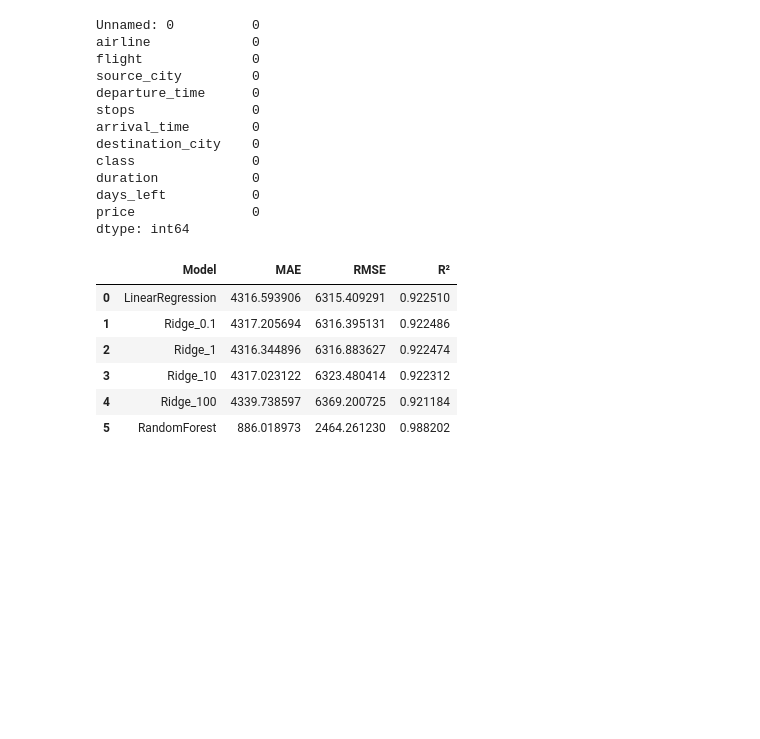
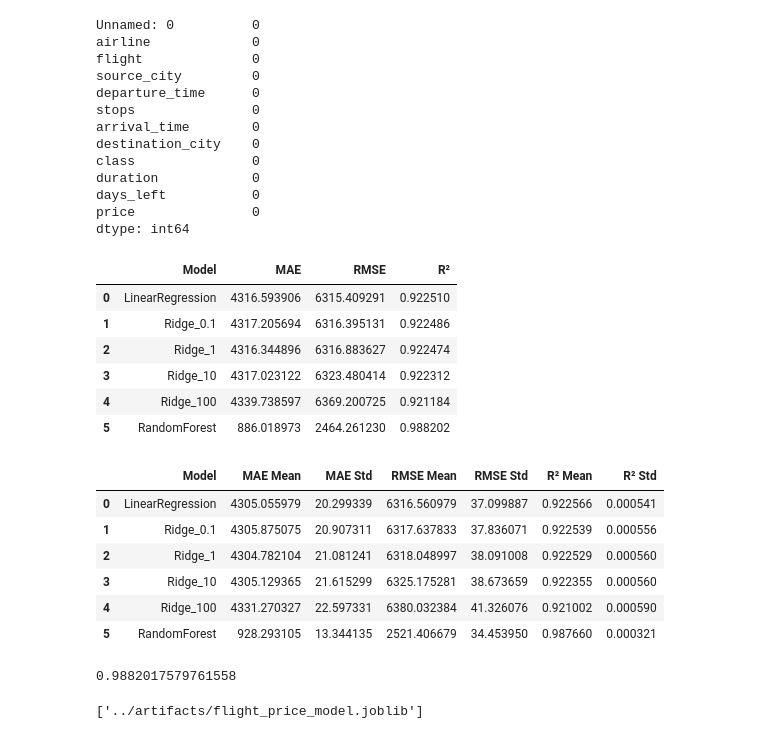
Before and after one commit to MounaSaiss/Machine_Learning-, a Jupyter notebook: app/app.ipynb, the cells around one changed output. Cells and saved outputs as stored; diff of their text form; code cells hidden in the pictures; blank space fills up the shorter version.

```diff
--- a/app/app.ipynb
+++ b/app/app.ipynb
@@ -398,0 +400,49 @@ results_df
+# %%
+#applique cross Validation
+cv_results = []
+
+for name, model in models.items():
+
+    pipeline = Pipeline([
+        ('preprocessing', preprocessor),
+        ('model', model)
+    ])
+
+    scores = cross_validate(
+        pipeline,
+        X_train,
+        y_train,
+        cv=5,
+        scoring=[
+            'neg_mean_absolute_error',
+            'neg_root_mean_squared_error',
+            'r2'
+        ]
+    )
+
+    mae = -scores['test_neg_mean_absolute_error']
+    rmse = -scores['test_neg_root_mean_squared_error']
+    r2 = scores['test_r2']
+
+    cv_results.append({
+        'Model': name,
+        'MAE Mean': mae.mean(),
+        'MAE Std': mae.std(),
+        'RMSE Mean': rmse.mean(),
+        'RMSE Std': rmse.std(),
+        'R² Mean': r2.mean(),
+        'R² Std': r2.std()
+    })
+# %%
+#comparaison Table
+cv_results_df = pd.DataFrame(cv_results)
+
+cv_results_df
+# %% [output]
+|  | Model | MAE Mean | MAE Std | RMSE Mean | RMSE Std | R² Mean | R² Std |
+| 0 | LinearRegression | 4305.055979 | 20.299339 | 6316.560979 | 37.099887 | 0.922566 | 0.000541 |
+| 1 | Ridge_0.1 | 4305.875075 | 20.907311 | 6317.637833 | 37.836071 | 0.922539 | 0.000556 |
+| 2 | Ridge_1 | 4304.782104 | 21.081241 | 6318.048997 | 38.091008 | 0.922529 | 0.000560 |
+| 3 | Ridge_10 | 4305.129365 | 21.615299 | 6325.175281 | 38.673659 | 0.922355 | 0.000560 |
+| 4 | Ridge_100 | 4331.270327 | 22.597331 | 6380.032384 | 41.326076 | 0.921002 | 0.000590 |
+| 5 | RandomForest | 928.293105 | 13.344135 | 2521.406679 | 34.453950 | 0.987660 | 0.000321 |
@@ -398,0 +464,22 @@ results_df
+# %%
+y_pred = final_pipeline.predict(X_test)
+
+final_mae = mean_absolute_error(y_test, y_pred)
+final_rmse = np.sqrt(mean_squared_error(y_test, y_pred))
+final_r2 = r2_score(y_test, y_pred)
+# print(final_r2)
+# %% [output]
+0.9882017579761558
+# %%
+#generate joblib file
+import joblib
+import os
+
+os.makedirs("../artifacts", exist_ok=True)
+
+joblib.dump(
+    final_pipeline,
+    "../artifacts/flight_price_model.joblib"
+)
+# %% [output]
+['../artifacts/flight_price_model.joblib']
```
Also changed, not shown: parts of 8 cells of this notebook.
